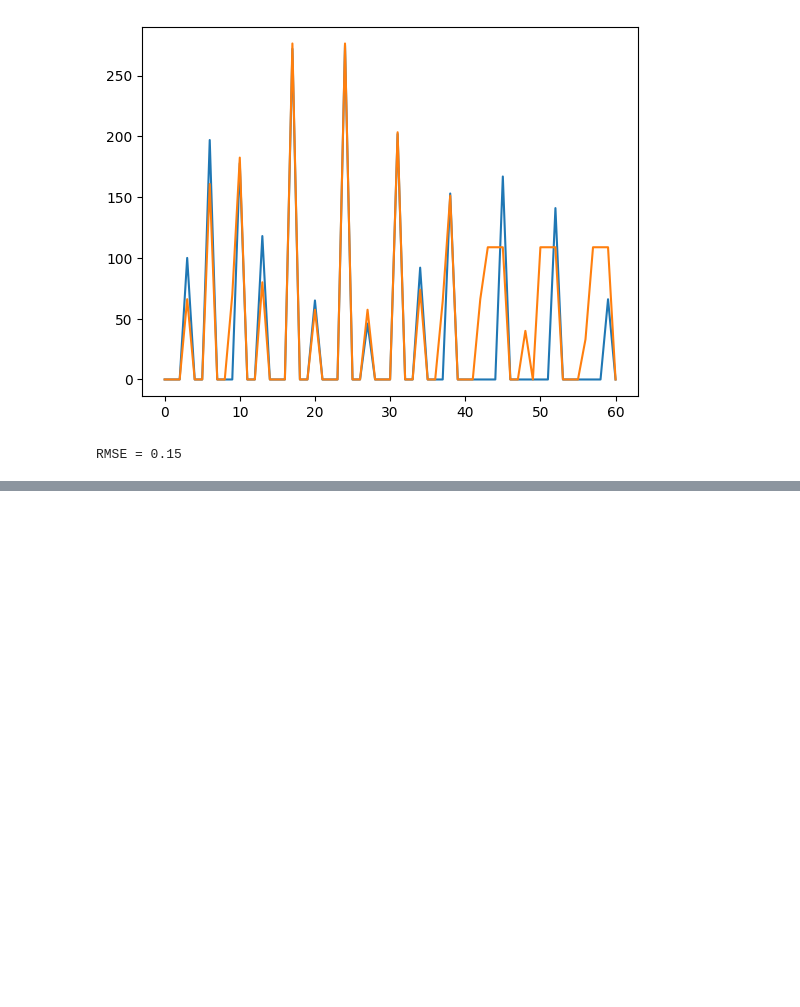
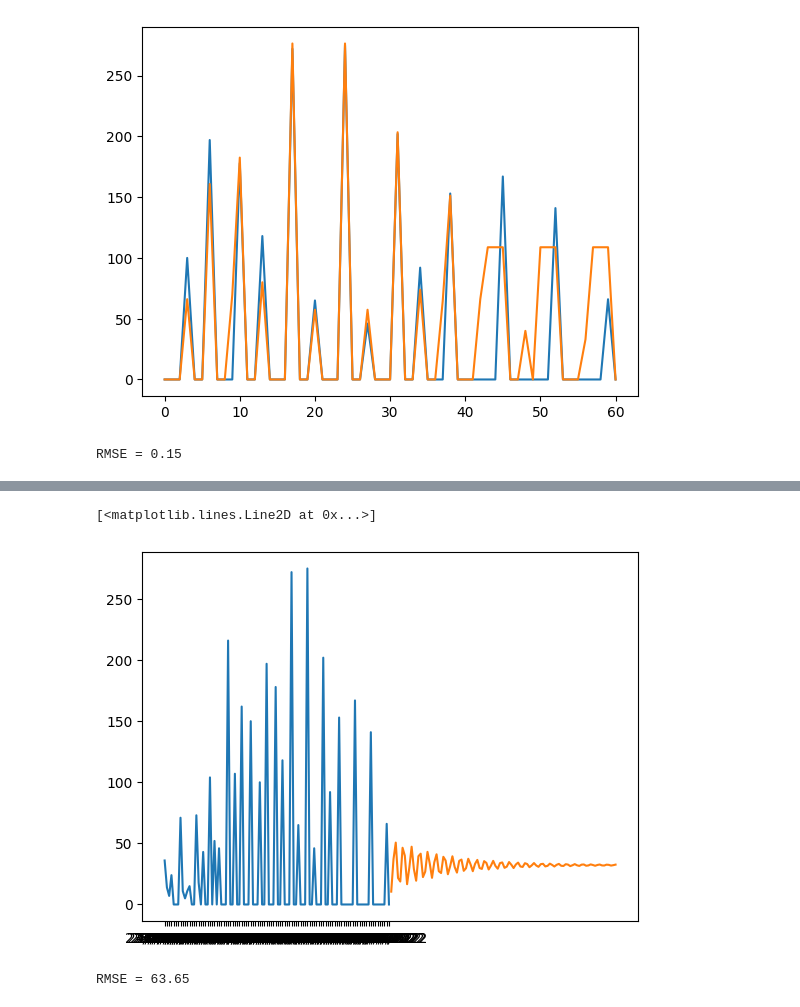
Before and after one commit to priscilaxrc/TCCUSPMonkeyPox, a Jupyter notebook: USP_20_08.ipynb, the cells around one changed output, grey strips where cells are left out. Cells and saved outputs as stored; diff of their text form; code cells hidden in the pictures; blank space fills up the shorter version.

```diff
--- a/USP_20_08.ipynb
+++ b/USP_20_08.ipynb
@@ -992,0 +995,10 @@ RMSE = 0.15
+# %%
+data = datasets1['UK']
+
+data1 = data[:100]
+
+df_UK = pd.DataFrame(data1)
+
+df_UK = df_UK.fillna(0)
+
+df_UK = df_UK.replace([np.inf, -np.inf], 999)
@@ -992,0 +1009,3 @@ RMSE = 0.15
+# %%
+modelo = ARIMA(df_UK, order=(2,0,2))
+resultado = modelo.fit()
@@ -992,0 +1022,14 @@ RMSE = 0.15
+# %%
+X_pred = resultado.predict(start=len(df_UK), end=len(df_UK)+len(df_UK)-1)
+# %%
+plt.plot(df_UK)
+plt.plot(X_pred)
+# %% [output]
+[<matplotlib.lines.Line2D at 0x...>]
+[figure, added]
+# %%
+MSE = mean_squared_error(df_UK,X_pred)
+RMSE = np.sqrt(MSE)
+print("RMSE = {:0.2f}".format(RMSE))
+# %% [output]
+RMSE = 63.65
```
Also changed, not shown: parts of 12 cells of this notebook.
